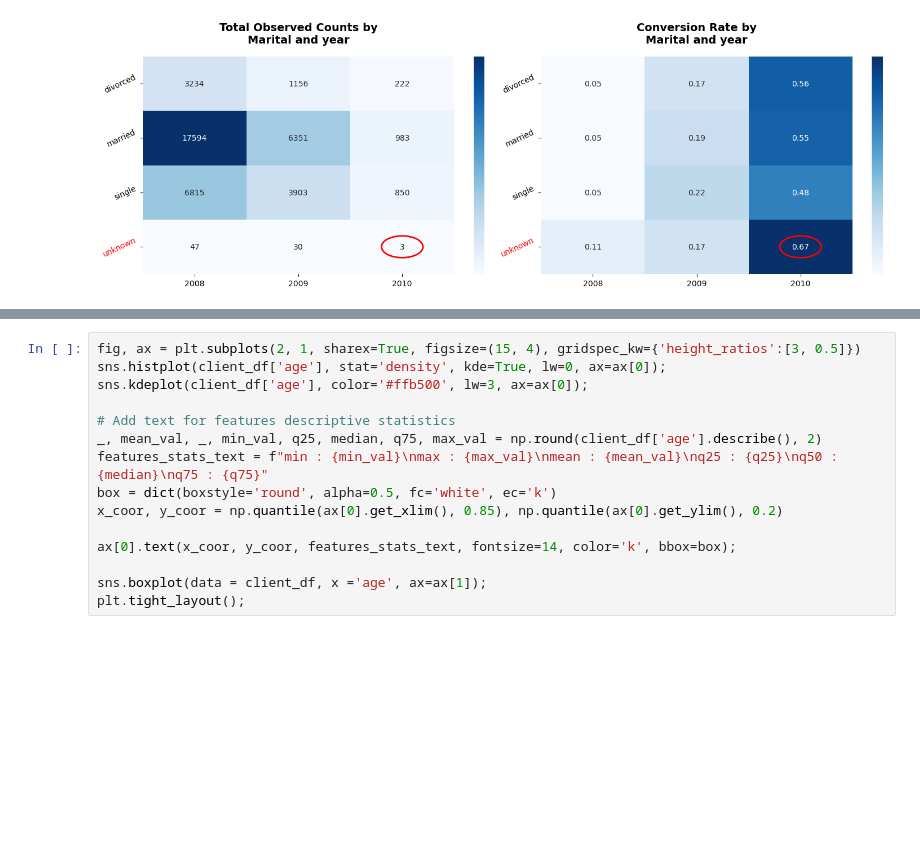
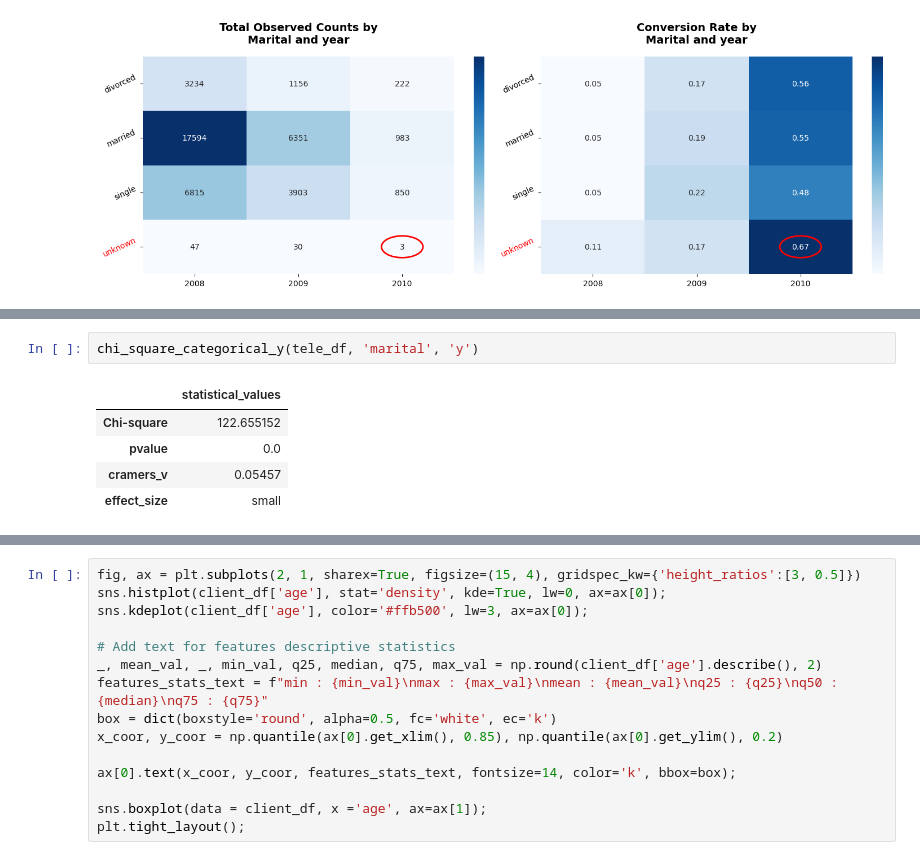
Before and after one commit to annugit1655/Bank-TeleMarketing, a Jupyter notebook: notebooks/bank-client-eda-term-deposit.ipynb, the cells around one changed output, grey strips where cells are left out. Saved outputs shown, nothing was run; the diff lists cells and outputs as text; blank space fills up the shorter version.

```diff
--- a/notebooks/bank-client-eda-term-deposit.ipynb
+++ b/notebooks/bank-client-eda-term-deposit.ipynb
@@ -455,0 +462,8 @@ plt.show()
+# %%
+chi_square_categorical_y(tele_df, 'marital', 'y')
+# %% [output]
+|  | statistical_values |
+| Chi-square | 122.655152 |
+| pvalue | 0.0 |
+| cramers_v | 0.05457 |
+| effect_size | small |
```
Also changed, not shown: parts of 2 cells of this notebook.
